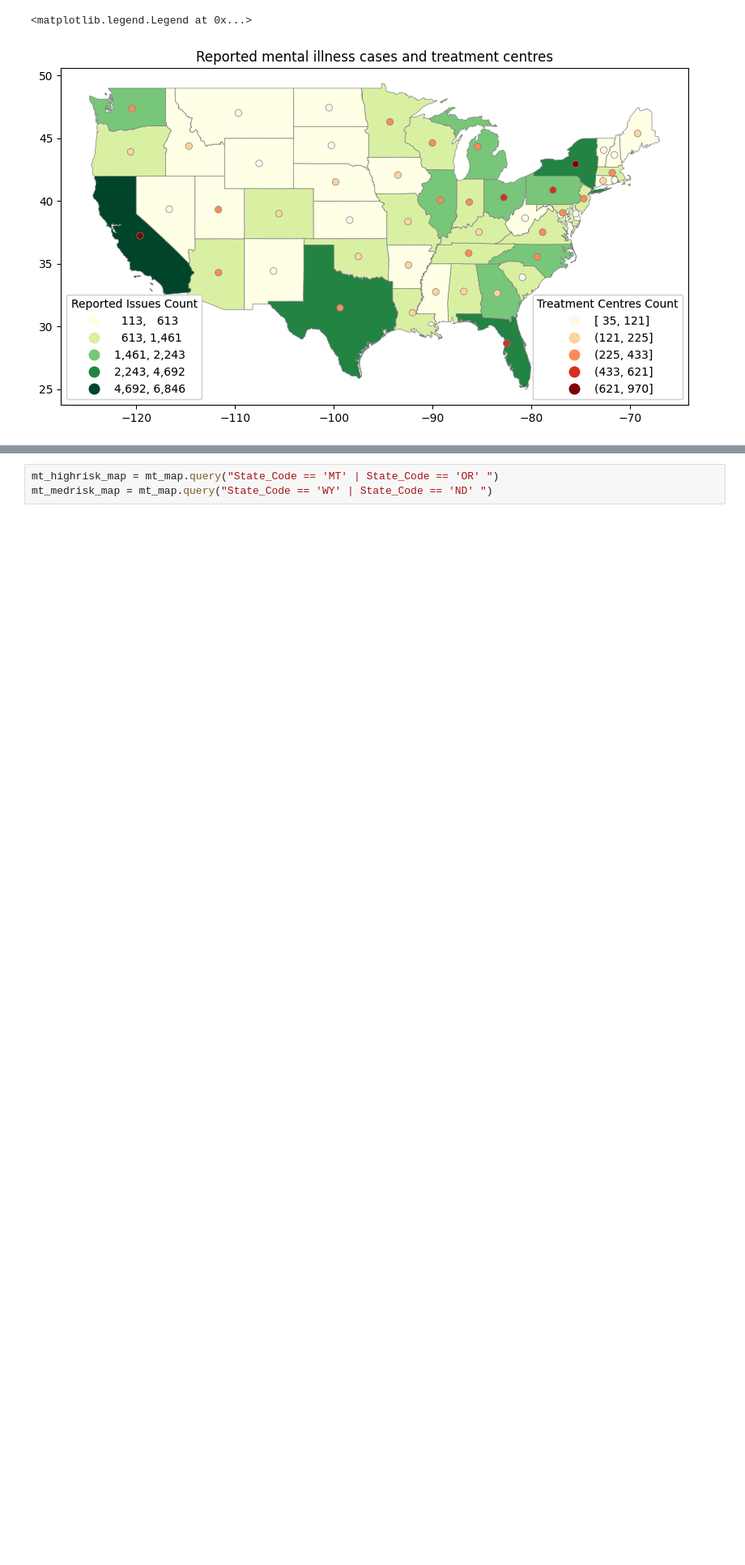
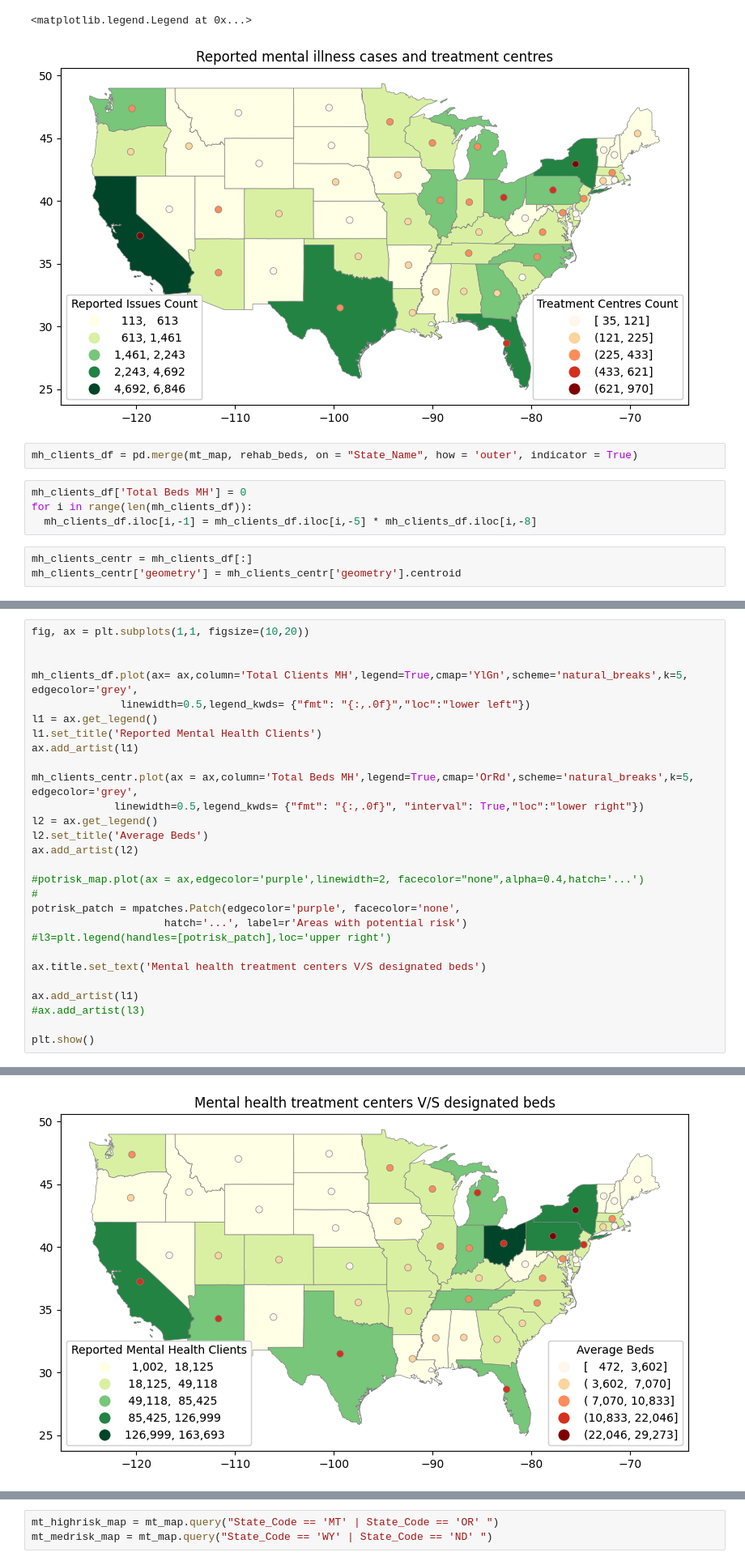
Before and after one commit to gauravshetty98/Analyzing-Statewise-Substance-Abuse-And-Its-Correalation, a Jupyter notebook: map_ps0.ipynb, the cells around one changed output, grey strips where cells are left out. Shown at 81% size. Cells and saved outputs as stored; diff of their text form; blank space fills up the shorter version.

Commit message:
Added more plots

```diff
--- a/map_ps0.ipynb
+++ b/map_ps0.ipynb
@@ -994,3 +987,12 @@ plt.show()
 <matplotlib.legend.Legend at 0x...>
 <matplotlib.legend.Legend at 0x...>
 [figure]
+# %%
+mh_clients_df = pd.merge(mt_map, rehab_beds, on = "State_Name", how = 'outer', indicator = True)
+# %%
+mh_clients_df['Total Beds MH'] = 0
+for i in range(len(mh_clients_df)):
+  mh_clients_df.iloc[i,-1] = mh_clients_df.iloc[i,-5] * mh_clients_df.iloc[i,-8]
+# %%
+mh_clients_centr = mh_clients_df[:]
+mh_clients_centr['geometry'] = mh_clients_centr['geometry'].centroid
@@ -996,0 +1001,29 @@ plt.show()
+# %%
+fig, ax = plt.subplots(1,1, figsize=(10,20))
+
+
+mh_clients_df.plot(ax= ax,column='Total Clients MH',legend=True,cmap='YlGn',scheme='natural_breaks',k=5, edgecolor='grey',
+              linewidth=0.5,legend_kwds= {"fmt": "{:,.0f}","loc":"lower left"})
+l1 = ax.get_legend()
+l1.set_title('Reported Mental Health Clients')
+ax.add_artist(l1)
+
+mh_clients_centr.plot(ax = ax,column='Total Beds MH',legend=True,cmap='OrRd',scheme='natural_breaks',k=5, edgecolor='grey',
+             linewidth=0.5,legend_kwds= {"fmt": "{:,.0f}", "interval": True,"loc":"lower right"})
+l2 = ax.get_legend()
+l2.set_title('Average Beds')
+ax.add_artist(l2)
+
+#potrisk_map.plot(ax = ax,edgecolor='purple',linewidth=2, facecolor="none",alpha=0.4,hatch='...')
+#
+potrisk_patch = mpatches.Patch(edgecolor='purple', facecolor='none',
+                     hatch='...', label=r'Areas with potential risk')
+#l3=plt.legend(handles=[potrisk_patch],loc='upper right')
+
+ax.title.set_text('Mental health treatment centers V/S designated beds')
+
+ax.add_artist(l1)
+#ax.add_artist(l3)
+
+plt.show()
+# %% [output]
@@ -996,0 +1035 @@ plt.show()
+[figure, added]
```
Also changed, not shown: parts of 27 cells of this notebook.
